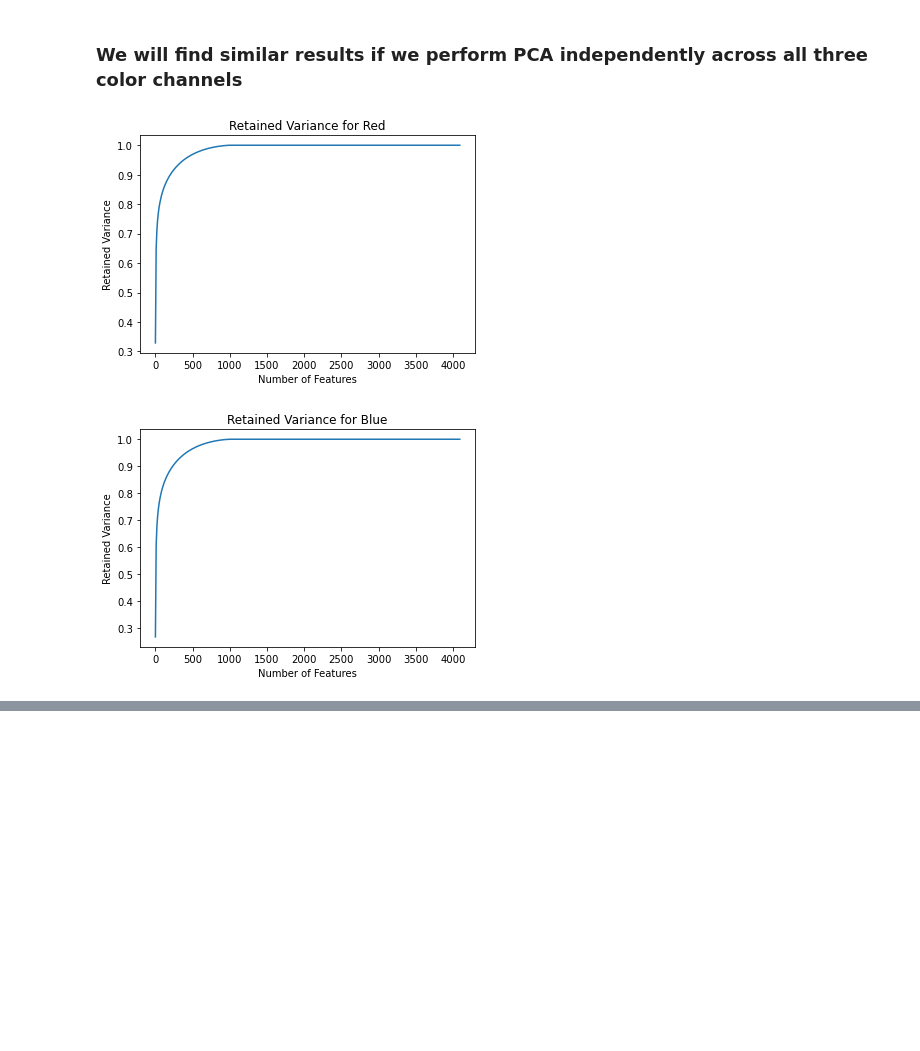
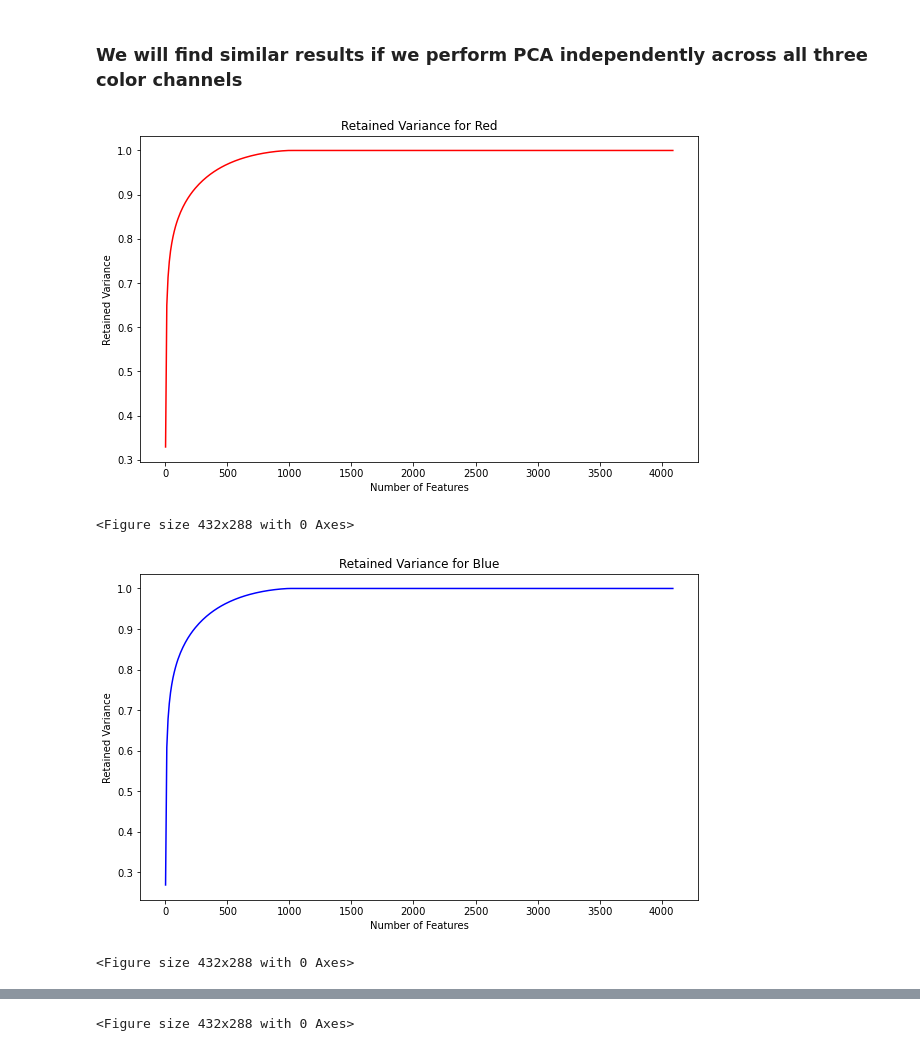
Before and after one commit to kevnnliu/cvproject-genclass, a Jupyter notebook: PCA.ipynb, the cells around one changed output, grey strips where cells are left out. Saved outputs shown, nothing was run; the diff lists cells and outputs as text; code cells hidden in the pictures; blank space fills up the shorter version.

Commit message:
change to plotting in PCA notebook

```diff
--- a/PCA.ipynb
+++ b/PCA.ipynb
@@ -56,19 +54,23 @@ color_channels = {"red": X_red, "blue": X_blue, "green": X_green}
 # %%
 k_dimensions = [i for i in range(1, 4096, 10)]
 retained_variance_percentage = []
 x_vals = [i for i in k_dimensions]
 
 for color, data in color_channels.items():
     pca = PCA()
+    plt.figure(figsize=(10, 6))
     X_fit = pca.fit(data)
     for k_dim in k_dimensions:
         retained_variance_percentage.append(np.sum(pca.explained_variance_ratio_[:k_dim]))
-    plt.plot(x_vals, retained_variance_percentage, label=color)
+    plt.plot(x_vals, retained_variance_percentage, label=color, color=color)
     plt.xlabel("Number of Features")
     plt.ylabel("Retained Variance")
     plt.title("Retained Variance for %c%s" % (color[0].upper(), color[1:]))
     plt.show()
+    plt.savefig(f'Explained-Variance with {color} color channel.png',format='png')
     retained_variance_percentage = []
 # %% [output]
-[figure, old version]
+[figure, new version]
+<Figure size 432x288 with 0 Axes>
-[figure, old version]
+[figure, new version]
+<Figure size 432x288 with 0 Axes>
@@ -75,0 +78 @@ for color, data in color_channels.items():
+<Figure size 432x288 with 0 Axes>
```
Also changed, not shown: parts of 3 cells of this notebook.
